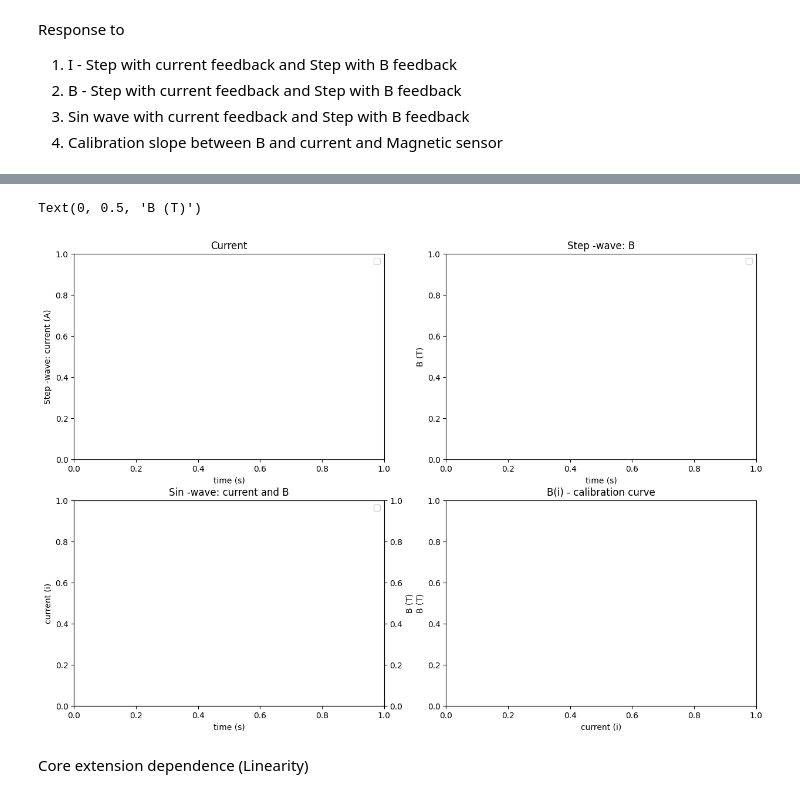
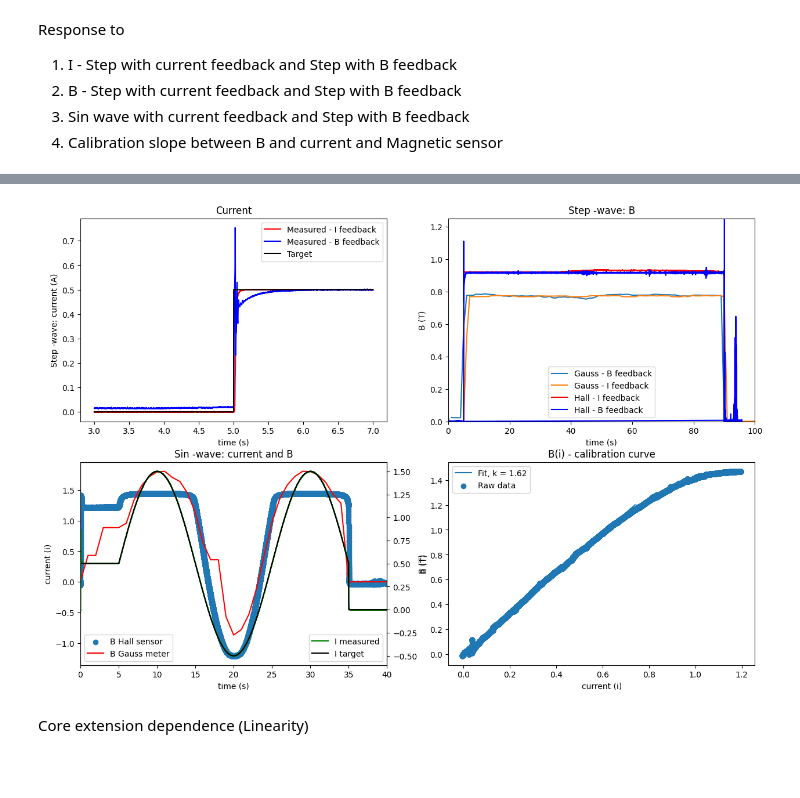
Before and after one commit to ArttuD/MicrorheologyProto, a Jupyter notebook: Notebook.ipynb, the cells around one changed output, grey strips where cells are left out. Cells and saved outputs as stored; diff of their text form; code cells hidden in the pictures; blank space fills up the shorter version.

```diff
--- a/Notebook.ipynb
+++ b/Notebook.ipynb
@@ -17,8 +21,8 @@ import random
 # %%
 def fit_calibration(data):
-    cut_off = 5*1000
+    cut_off =0 #5*1000
 
-    maxIndex = np.where(data[2,:] >=0.5)[0][0]
+    maxIndex = np.where(data[2,:] >=0.75)[0][0]
     x = data[2,cut_off:maxIndex]
     x = x-x[0]
     x = x[:,np.newaxis]
@@ -150,5 +158,4 @@ Response to
 # %%
-"""
 #Load Mg Step
 pathH = "./data/M1_StepB.npy"
 pathG = "./data/M1_StepB.csv"
@@ -164,19 +171,10 @@ pathG = "./data/M1_StepCurrent.csv"
 CurrentHall = pd.DataFrame(np.load(pathH).T, columns = ['index','aim','measured','Mg'])
 CurrentGauss = pd.read_csv(pathG, index_col = False)
 
-#Load sin wave
+MgGauss["GUSS_ValueNP"] = MgGauss["GUSS_ValueNP"]*1e-3
+CurrentGauss["GUSS_ValueNP"] = CurrentGauss["GUSS_ValueNP"]*1e-3
 
-dataBd = glob("C:/Users/Asentaja/Git/MicrorheologyProto/test/sinWave/*3.csv")
-datas = pd.read_csv(dataBd[0], index_col = False)
 
-#load Calibration
-
-pathH = "./data/calib.npy"
-MgHall = pd.DataFrame(np.load(pathH).T, columns = ['index','aim','measured','Mg'])
-
-B_coef, x, y, k = fit_calibration(MgHall)
-
-"""
 
 fig, ax  = plt.subplots(2, 2, figsize = (15,10))
 
@@ -188,40 +186,68 @@ target[:2000] = 0
 
 ax[0,0].set_title("Current")
 
-#ax[0,0].plot(MgHall["index"][start:end],MgHall["Mg"][start:end]*0.8, color = "red", label = "Measured Signal")
-#ax[0,0].plot(MgHall["index"][start:end],target*0.8, color = "blue", label = "Target")
-#ax[0,0].plot(MgGauss["Idx"][2:7],MgGauss["GUSS_ValueNP"][2:7]*1e-3, color = "green", label = "GaussMeter")
+ax[0,0].plot(CurrentHall["index"][start:end],CurrentHall["measured"][start:end], color = "red", label = "Measured - I feedback")
+ax[0,0].plot(MgHall["index"][start:end],MgHall["measured"][start:end]*1.35, color = "blue", label = "Measured - B feedback")
+ax[0,0].plot(CurrentHall["index"][start:end],CurrentHall["aim"][start:end], color = "black", label = "Target")
 
 ax[0,0].set_ylabel("Step -wave: current (A)")
 ax[0,0].set_xlabel("time (s)")
 ax[0,0].legend()
 
-#ax[0,1].plot(CurrentHall["index"][start:end],CurrentHall["measured"][start:end], color = "red", label = "Measured Signal")
-#ax[0,1].plot(CurrentHall["index"][start:end],CurrentHall["aim"][start:end], color = "blue", label = "Target")
+
+ax[0,1].plot(MgGauss["Idx"],MgGauss["GUSS_ValueNP"]*1.35, label = "Gauss - B feedback")
+ax[0,1].plot(CurrentGauss["Idx"],CurrentGauss["GUSS_ValueNP"], label = "Gauss - I feedback")
+
+ax[0,1].plot(CurrentHall["index"],CurrentHall["Mg"], color = "red", label = "Hall - I feedback")
+ax[0,1].plot(MgHall["index"],MgHall["Mg"]*1.35, color = "blue", label = "Hall - B feedback")
+
+ax[0,1].set_xlim([0,100])
+ax[0,1].set_ylim([0,1.25])
 
 ax[0,1].set_title("Step -wave: B")
-
 ax[0,1].set_ylabel("B (T)")
 ax[0,1].set_xlabel("time (s)")
 ax[0,1].legend()
 
+#Load sin wave
+dataBd = "./data/sinWave.csv"
+datas = pd.read_csv(dataBd, index_col = False)
 
-#ax[1,0].scatter(df["index"],df["Mg"], label = "Resistance")
-#ax[1,0].plot(datas["Idx"]-1, gaussian_filter(-datas["GUSS_Value"]/10,0.5), color = "red", label = "GaussMeter")
+paths = "./data/sinWave.npy"
+df = pd.DataFrame(np.load(paths).T, columns = ['index','aim','measured','Mg'])
+
+datas["GUSS_Value"] = datas["GUSS_Value"]*(-1)
+df["Mg"] = df["Mg"]
+
+ax[1,0].scatter(df["index"],df["Mg"], label = "B Hall sensor")
+ax[1,0].plot(datas["Idx"]-8, datas["GUSS_Value"]*1e-3, color = "red", label = "B Gauss meter")
+
+ax[1,0].set_xlim([0,40])
+ax_twin = ax[1,0].twinx()
+
+num = 50000
+ax_twin.plot(df["index"][:-num],df["measured"][:-num], color = "green", label = "I measured")
+ax_twin.plot(df["index"][:-num], df["aim"][:-num], color = "black", label = "I target")
+
 
 ax[1,0].set_title("Sin -wave: current and B")
 ax[1,0].set_xlabel("time (s)")
 ax[1,0].set_ylabel("current (i)")
-ax[1,0].legend()
-
-ax_twin = ax[1,0].twinx()
+ax[1,0].legend(loc = "lower left")
 
 ax_twin.set_xlabel("time (s)")
 ax_twin.set_ylabel("B (T)")
-ax_twin.legend()
+ax_twin.legend(loc = "lower right")
 
-#ax[1,1].plot(x,x*k, color = "blue")
-#ax[1,1].scatter(x,y, color = "red")
+
+#load Calibration
+patH = "./data/calibration_example.npy"
+df = pd.DataFrame(np.load(patH).T, columns = ['index','aim','measured','Mg'])
+B_coef, x, y, k = fit_calibration(np.load(patH))
+
+ax[1,1].plot(np.arange(0,np.max(x),1e-2),k*np.arange(0,np.max(x),1e-2), label = "Fit, k = {}".format(np.round(k[0],2)))
+ax[1,1].scatter(df["measured"]-df["measured"][0], df["Mg"]-df["Mg"][0], label = "Raw data")
+ax[1,1].legend()
 
 ax[1,1].set_title("B(i) - calibration curve")
 ax[1,1].set_xlabel("current (i)")
@@ -234,5 +257,4 @@ No artists with labels found to put in legend.  Note that artists whose label st
-Text(0, 0.5, 'B (T)')
-[figure, old version]
+[figure, new version]
 # %% [markdown]
 Core extension dependence (Linearity)
 # %% [markdown]
```
Also changed, not shown: parts of 10 cells of this notebook, 5 other files.
